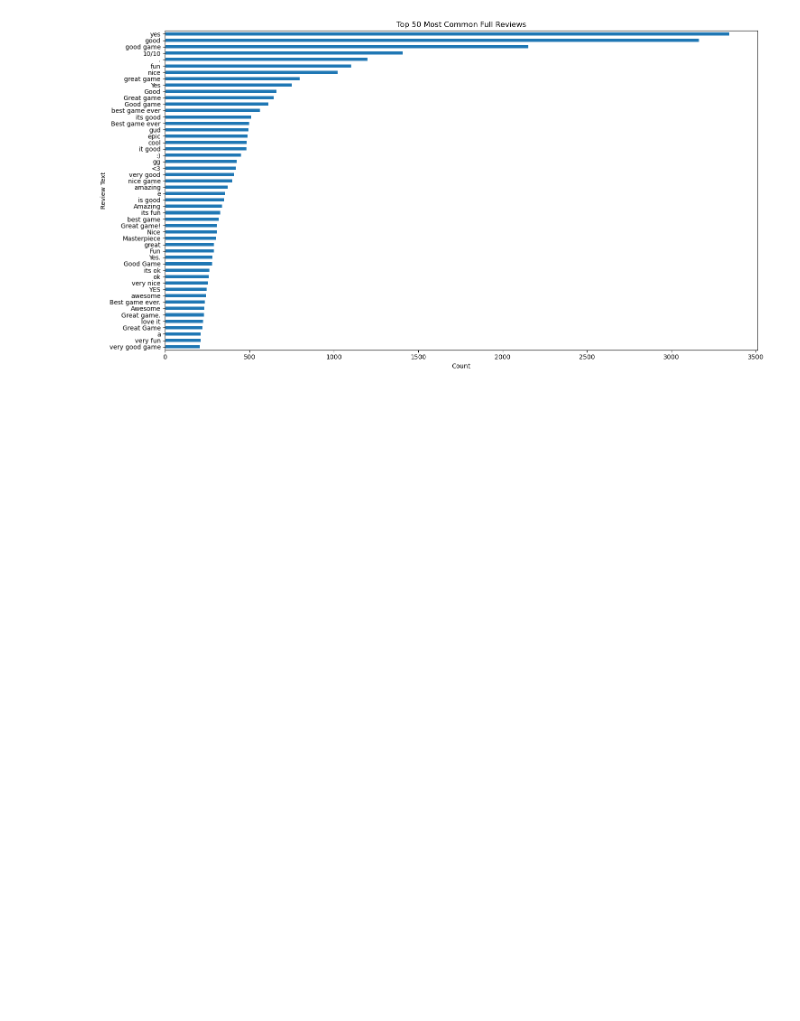
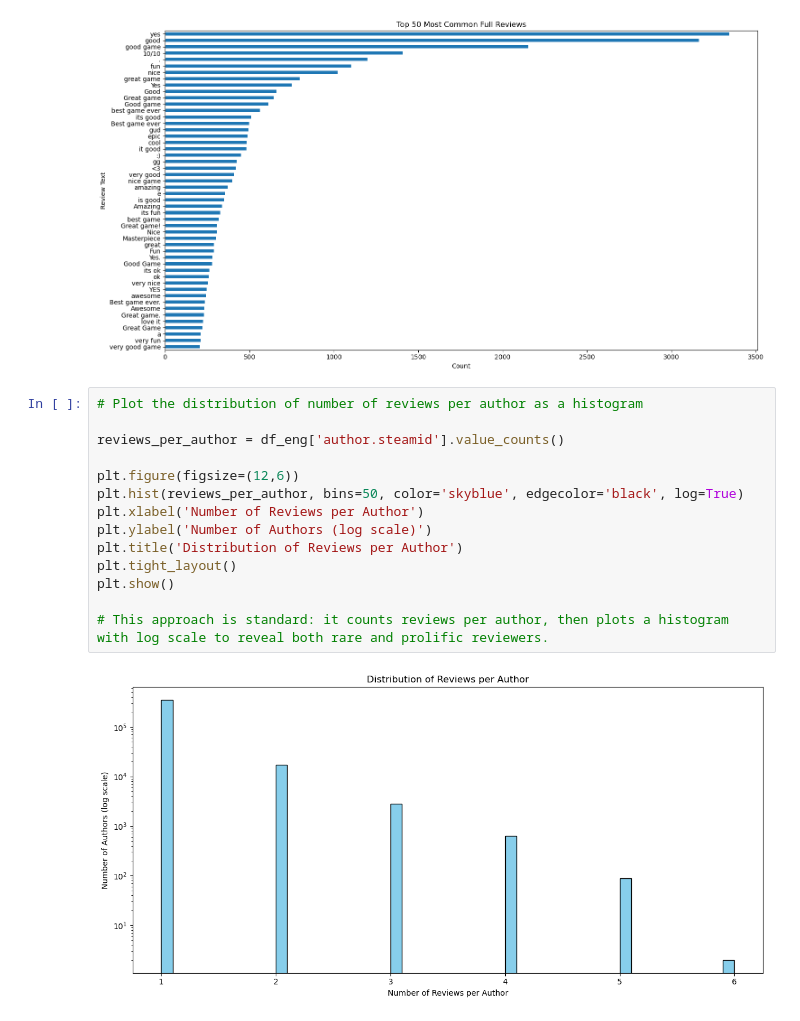
Before and after one commit to rreuther8/steam-review-ml, a Jupyter notebook: notebooks/eda/eda_002_quality.ipynb, the cells around one changed output. Drawn from its saved outputs; the diff is of its cells as text; blank space fills up the shorter version.

```diff
--- a/notebooks/eda/eda_002_quality.ipynb
+++ b/notebooks/eda/eda_002_quality.ipynb
@@ -403,3 +403,19 @@ Name: count, Length: 20643, dtype: int64
 common_reviews(df_eng, top_n=50, fig_size=(15,8))
 # %% [output]
 [figure]
+# %%
+# Plot the distribution of number of reviews per author as a histogram
+
+reviews_per_author = df_eng['author.steamid'].value_counts()
+
+plt.figure(figsize=(12,6))
+plt.hist(reviews_per_author, bins=50, color='skyblue', edgecolor='black', log=True)
+plt.xlabel('Number of Reviews per Author')
+plt.ylabel('Number of Authors (log scale)')
+plt.title('Distribution of Reviews per Author')
+plt.tight_layout()
+plt.show()
+
+# This approach is standard: it counts reviews per author, then plots a histogram with log scale to reveal both rare and prolific reviewers.
+# %% [output]
+[figure, added]
```
Also changed, not shown: parts of 2 cells of this notebook, 6 other files.
